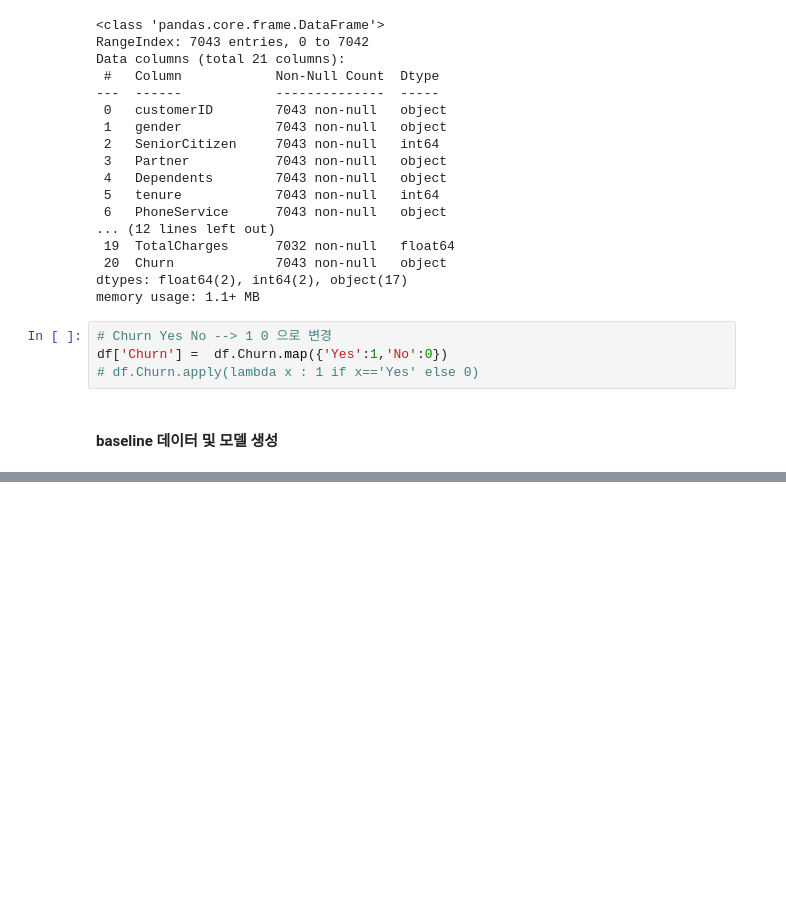
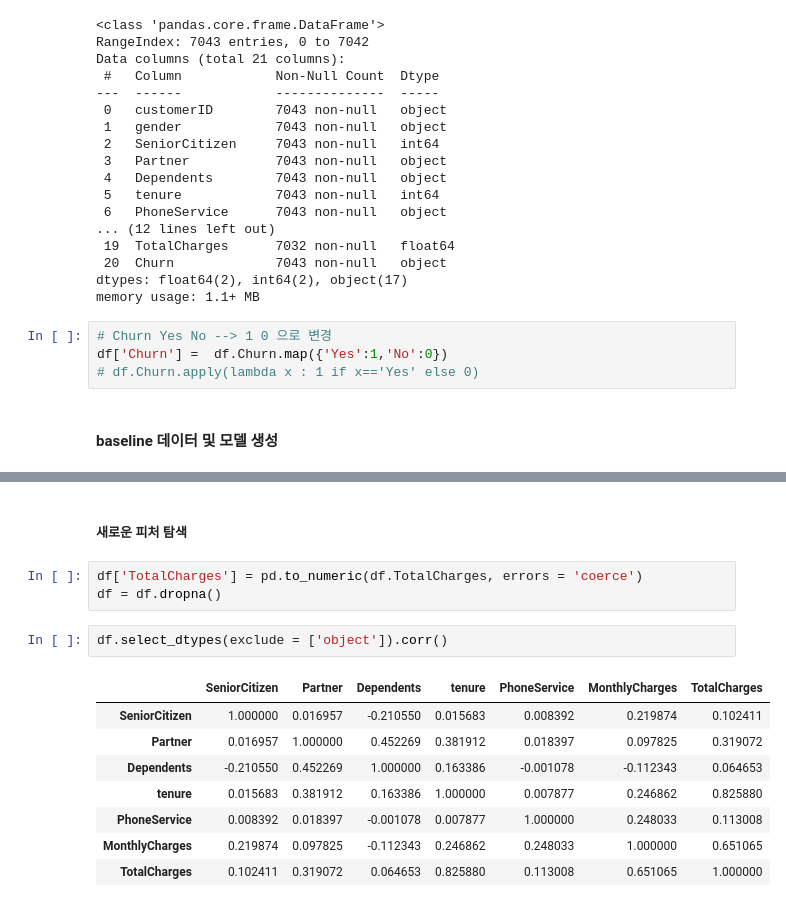
Before and after one commit to sallydeveloperr/pandas-data-analysis, a Jupyter notebook: part7/7.4_review2_knn.ipynb, the cells around one changed output, grey strips where cells are left out. Saved outputs shown, nothing was run; the diff lists cells and outputs as text; blank space fills up the shorter version.

```diff
--- a/part7/7.4_review2_knn.ipynb
+++ b/part7/7.4_review2_knn.ipynb
@@ -116,0 +248,16 @@ weighted avg       0.75      0.76      0.75      1407
+# %% [markdown]
+##### 새로운 피처 탐색
+# %%
+df['TotalCharges'] = pd.to_numeric(df.TotalCharges, errors = 'coerce')
+df = df.dropna()
+# %%
+df.select_dtypes(exclude = ['object']).corr()
+# %% [output]
+|  | SeniorCitizen | Partner | Dependents | tenure | PhoneService | MonthlyCharges | TotalCharges |
+| SeniorCitizen | 1.000000 | 0.016957 | -0.210550 | 0.015683 | 0.008392 | 0.219874 | 0.102411 |
+| Partner | 0.016957 | 1.000000 | 0.452269 | 0.381912 | 0.018397 | 0.097825 | 0.319072 |
+| Dependents | -0.210550 | 0.452269 | 1.000000 | 0.163386 | -0.001078 | -0.112343 | 0.064653 |
+| tenure | 0.015683 | 0.381912 | 0.163386 | 1.000000 | 0.007877 | 0.246862 | 0.825880 |
+| PhoneService | 0.008392 | 0.018397 | -0.001078 | 0.007877 | 1.000000 | 0.248033 | 0.113008 |
+| MonthlyCharges | 0.219874 | 0.097825 | -0.112343 | 0.246862 | 0.248033 | 1.000000 | 0.651065 |
+| TotalCharges | 0.102411 | 0.319072 | 0.064653 | 0.825880 | 0.113008 | 0.651065 | 1.000000 |
```
Also changed, not shown: parts of 11 cells of this notebook.
